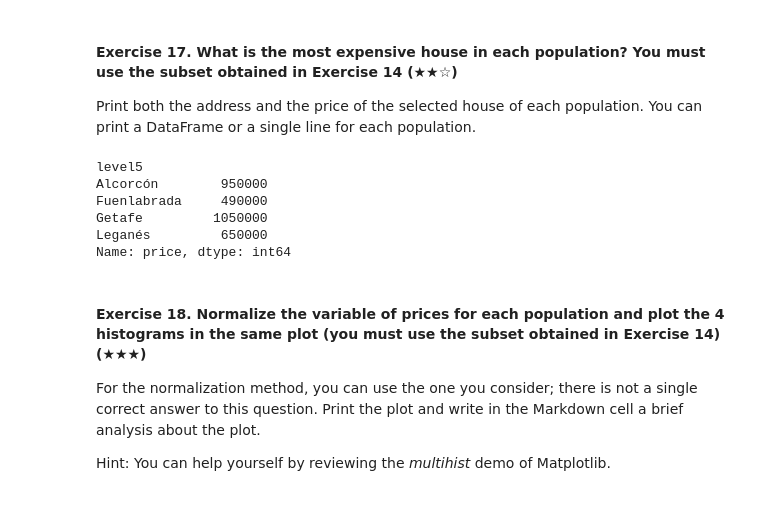
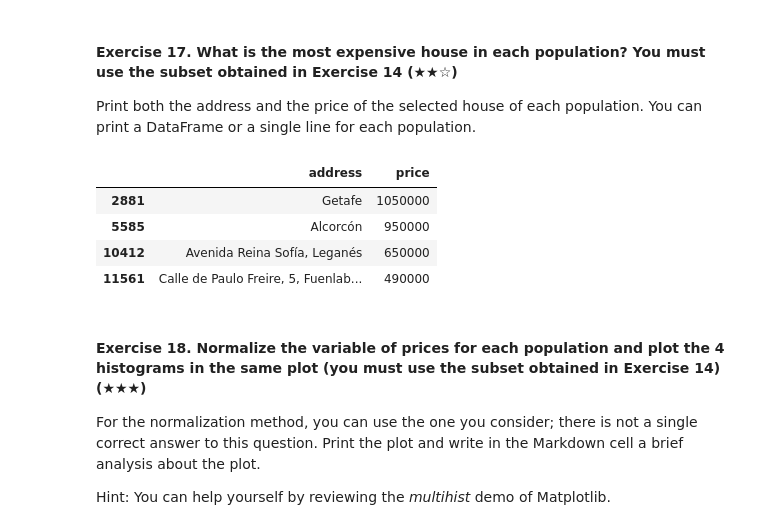
Before and after one commit to aristi95/realestate-datacleanup-exercise, a Jupyter notebook: project.ipynb, the cells around one changed output. Cells and saved outputs as stored; diff of their text form; code cells hidden in the pictures.

```diff
--- a/project.ipynb
+++ b/project.ipynb
@@ -318,15 +318,16 @@ The mean of the bathrooms is 1.633 and the variance of the bathrooms is 0.572.
 Print both the address and the price of the selected house of each population. You can print a DataFrame or a single line for each population.
 # %%
 # TODO
-filter = south_belt.groupby("level5")["price"].max()
-filter
+group = south_belt.groupby("level5")["price"].max()
+
+filter = south_belt[south_belt["price"].isin(group)]
+filter[["address","price"]]
 # %% [output]
-level5
-Alcorcón        950000
-Fuenlabrada     490000
-Getafe         1050000
-Leganés         650000
-Name: price, dtype: int64
+|  | address | price |
+| 2881 | Getafe | 1050000 |
+| 5585 | Alcorcón | 950000 |
+| 10412 | Avenida Reina Sofía, Leganés | 650000 |
+| 11561 | Calle de Paulo Freire, 5, Fuenlab... | 490000 |
 # %% [markdown]
 #### Exercise 18. Normalize the variable of prices for each population and plot the 4 histograms in the same plot (you must use the subset obtained in Exercise 14) (★★★)
 
```
Also changed, not shown: parts of 1 cell of this notebook.
